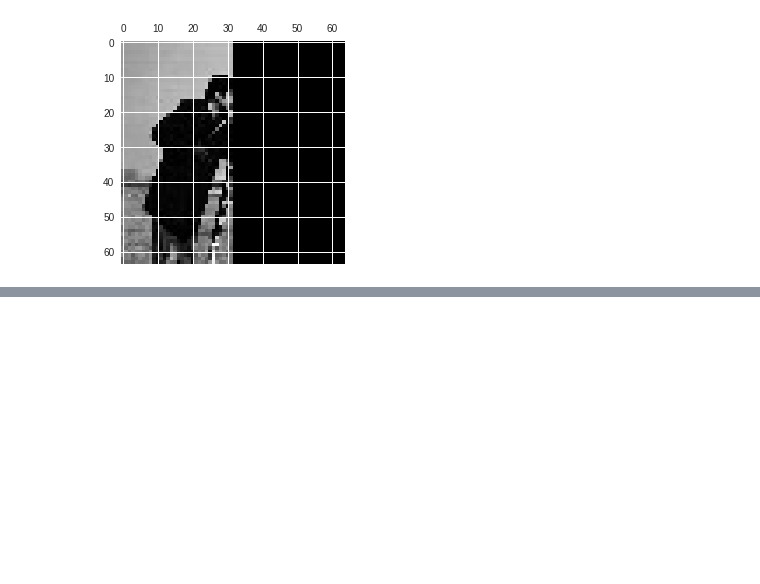
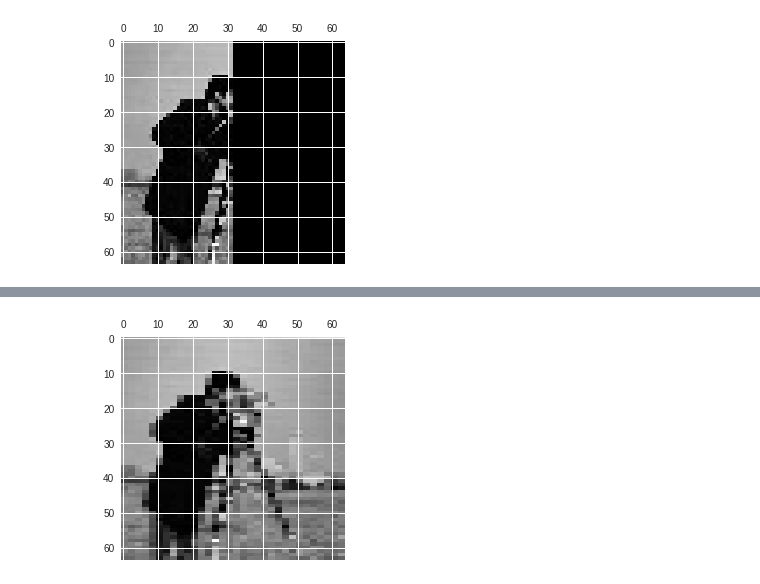
Before and after one commit to silviutroscot/Signal-Processing-Playground, a Jupyter notebook: Haar_Bases_for_Image_Compression.ipynb, the cells around one changed output, grey strips where cells are left out. Drawn from its saved outputs; the diff is of its cells as text; code cells hidden in the pictures; blank space fills up the shorter version.

Commit message:
implementation of Haar basis

```diff
--- a/Haar_Bases_for_Image_Compression.ipynb
+++ b/Haar_Bases_for_Image_Compression.ipynb
@@ -71,0 +127,14 @@ plt.matshow(reshaped_img)
+# %%
+# project the image onto the Haar basis, obtaining a vector of 4096 coefficients
+# this is simply the analysis formula for the vector space with an orthogonal basis
+tx_img = np.zeros(64*64)
+for k in range(0, (64*64)):
+    tx_img[k] = np.sum(img * haar2D(k, 64))
+
+# now rebuild the image with the synthesis formula; since the basis is orthonormal
+#  we just need to scale the basis matrices by the projection coefficients
+rx_img = np.zeros((64, 64))
+for k in range(0, (64*64)):
+    rx_img += tx_img[k] * haar2D(k, 64)
+
+plt.matshow(rx_img);
@@ -71,0 +143,13 @@ plt.matshow(reshaped_img)
+# %%
+# simulate the lose of half of the data
+lossy_img = np.copy(tx_img);
+lossy_img[int(len(tx_img)/2):] = 0
+
+# rebuild matrix
+rx_img = np.zeros((64, 64))
+for k in range(0, (64*64)):
+    rx_img += lossy_img[k] * haar2D(k, 64)
+
+plt.matshow(rx_img);
+# %% [output]
+[figure, added]
```
Also changed, not shown: parts of 6 cells of this notebook.
